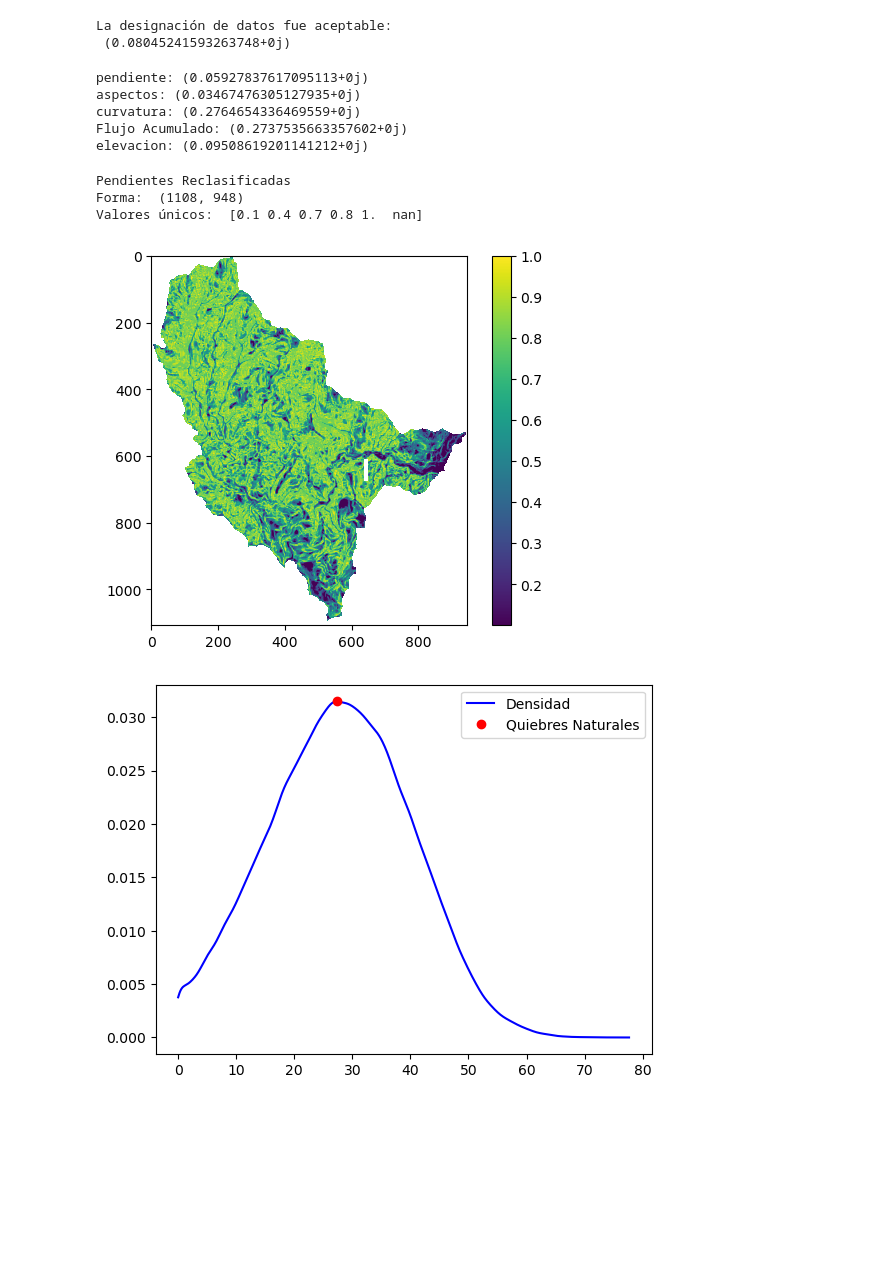
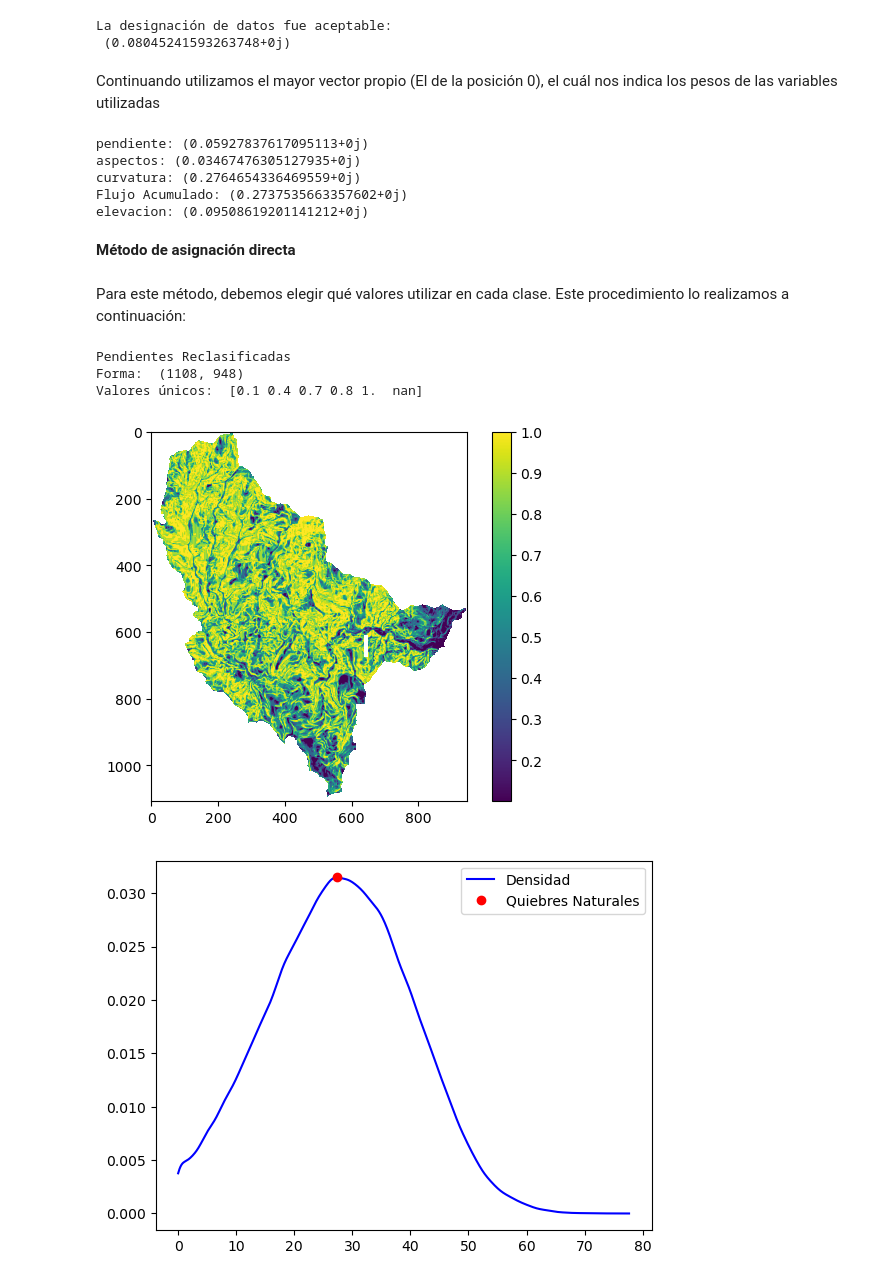
Before and after one commit to KevinVillegas407/Cartografia_Geotecnica, a Jupyter notebook: Taller_6 - Métodos Heurísticos/Métodos_Heurísticos.ipynb, the cells around one changed output. Drawn from its saved outputs; the diff is of its cells as text; code cells hidden in the pictures; blank space fills up the shorter version.

```diff
--- a/Taller_6 - Métodos Heurísticos/Métodos_Heurísticos.ipynb
+++ b/Taller_6 - Métodos Heurísticos/Métodos_Heurísticos.ipynb
@@ -47,7 +51,7 @@ Forma:  (1108, 948)
 Valores únicos:  [ 0.  1. nan]
 [figure]
 # %%
-raster = rio.open('https://github.com/KevinVillegas407/Cartografia_Geotecnica/blob/main/Taller_3/Pendientes/slope.tif?raw=true')
+raster = rio.open('https://github.com/KevinVillegas407/Cartografia_Geotecnica/blob/main/Taller_3%20-%20Informaci%C3%B3n%20secundaria/Pendientes/slope.tif?raw=true')
 slope=raster.read(1)
 slope=np.where(slope<0,np.nan,slope)
 plt.imshow(slope)
@@ -287,4 +295,6 @@ else:
 # %% [output]
 La designación de datos fue aceptable:
  (0.08045241593263748+0j)
+# %% [markdown]
+Continuando utilizamos el mayor vector propio (El de la posición 0), el cuál nos indica los pesos de las variables utilizadas
 # %%
@@ -303,29 +310,33 @@ aspectos: (0.03467476305127935+0j)
 curvatura: (0.2764654336469559+0j)
 Flujo Acumulado: (0.2737535663357602+0j)
 elevacion: (0.09508619201141212+0j)
+# %% [markdown]
+**Método de asignación directa**
+# %% [markdown]
+Para este método, debemos elegir qué valores utilizar en cada clase. Este procedimiento lo realizamos a continuación:
 # %%
 nombresColumnas = ['pendiente', 'aspectos', 'curvatura', 'Flujo Acumulado', 'elevacion']
 nombresBonitos = ['Pendientes', 'Aspectos', 'Curvatura', 'Flujo acumulado', 'Elevación']
 # %%
 pendienteReclass = np.where ( (np.logical_and (slope >= 0, slope < 9 )), 0.1, slope );
 pendienteReclass = np.where ( (np.logical_and (pendienteReclass >= 9, pendienteReclass < 19)), 0.4, pendienteReclass);
-pendienteReclass = np.where ( (np.logical_and (pendienteReclass >= 19, pendienteReclass < 29 )), 0.7, pendienteReclass);
-pendienteReclass = np.where ( (np.logical_and (pendienteReclass >= 29, pendienteReclass < 36 )), 1, pendienteReclass);
-pendienteReclass = np.where ( pendienteReclass >= 36, 0.8, pendienteReclass);
+pendienteReclass = np.where ( (np.logical_and (pendienteReclass >= 19, pendienteReclass < 28 )), 0.7, pendienteReclass);
+pendienteReclass = np.where ( (np.logical_and (pendienteReclass >= 28, pendienteReclass < 48 )), 1, pendienteReclass);
+pendienteReclass = np.where ( pendienteReclass >= 48, 0.8, pendienteReclass);
 
 #plt.figure(figsize=(40, 10))  # Ajusta el tamaño
 plt.imshow(pendienteReclass)
-plt.savefig('MHeuristico_PendienteReclasificado.png', dpi=500, bbox_inches='tight')
+#plt.savefig('MHeuristico_PendienteReclasificado.png', dpi=500, bbox_inches='tight')
 plt.colorbar();
 
 print('Pendientes Reclasificadas')
 print('Forma: ', pendienteReclass.shape)
 print('Valores únicos: ', np.unique(pendienteReclass))
 # %% [output]
 Pendientes Reclasificadas
 Forma:  (1108, 948)
 Valores únicos:  [0.1 0.4 0.7 0.8 1.  nan]
-[figure, old version]
+[figure, new version]
 # %%
 tablaDatosSinInv = df.drop('inventario', axis=1)
 # %%
```
Also changed, not shown: parts of 15 cells of this notebook.
